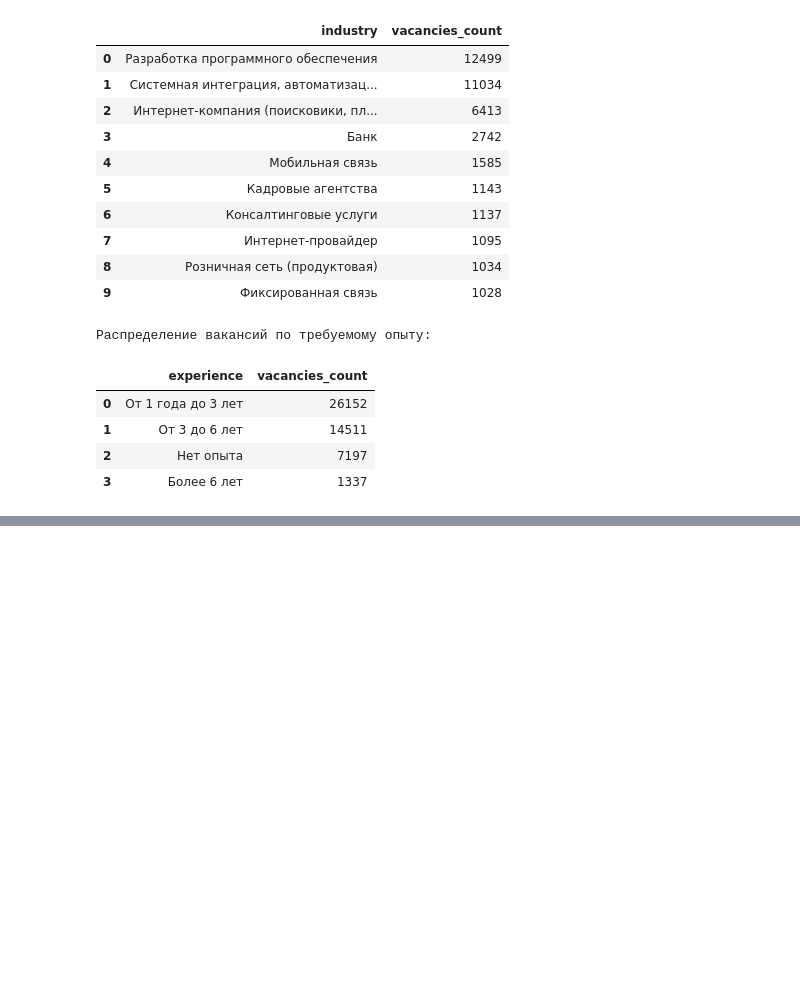
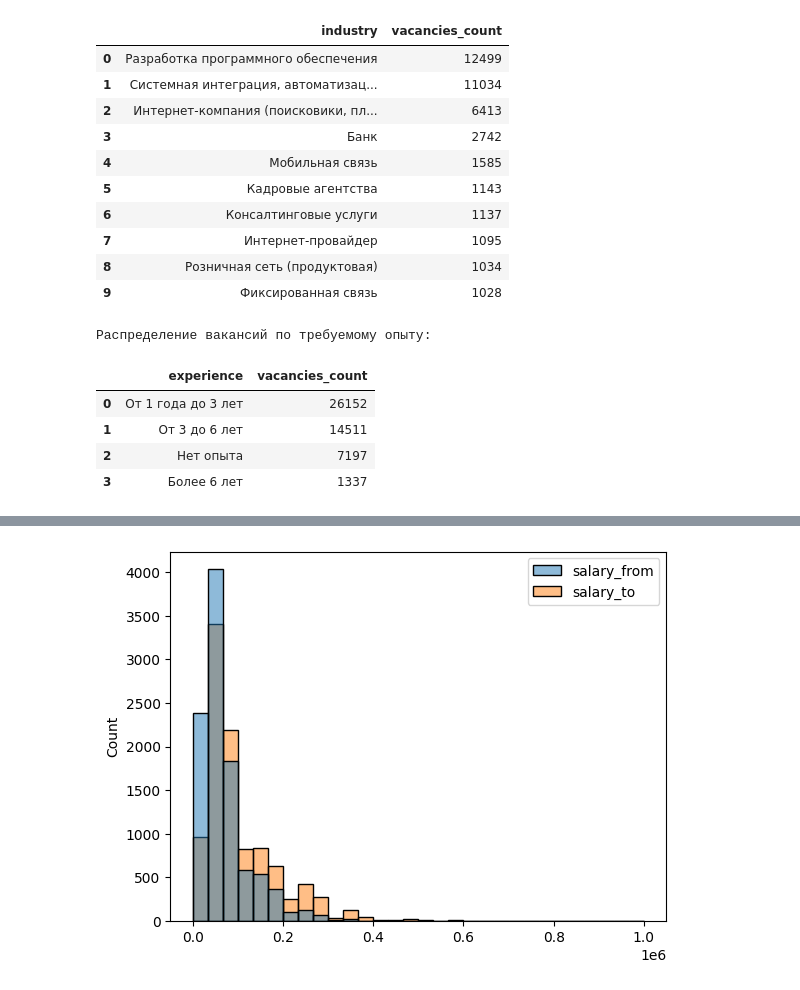
Before and after one commit to tgorbunov/sf_data_science, a Jupyter notebook: project_2/Project_2_Ноутбук_шаблон_TimurG.ipynb, the cells around one changed output, grey strips where cells are left out. Saved outputs shown, nothing was run; the diff lists cells and outputs as text; code cells hidden in the pictures; blank space fills up the shorter version.

```diff
--- a/project_2/Project_2_Ноутбук_шаблон_TimurG.ipynb
+++ b/project_2/Project_2_Ноутбук_шаблон_TimurG.ipynb
@@ -715,0 +805,10 @@ display(experience_dist_df)
+# %%
+query_4_3 = f'''
+SELECT salary_from as salary_from, salary_to as salary_to
+FROM vacancies
+'''
+df = pd.read_sql_query(query_4_3, connection)
+df.dropna(inplace=True)
+sns.histplot(data=df, bins=30);
+# %% [output]
+[figure, added]
```
Also changed, not shown: parts of 9 cells of this notebook, 3 other files.
